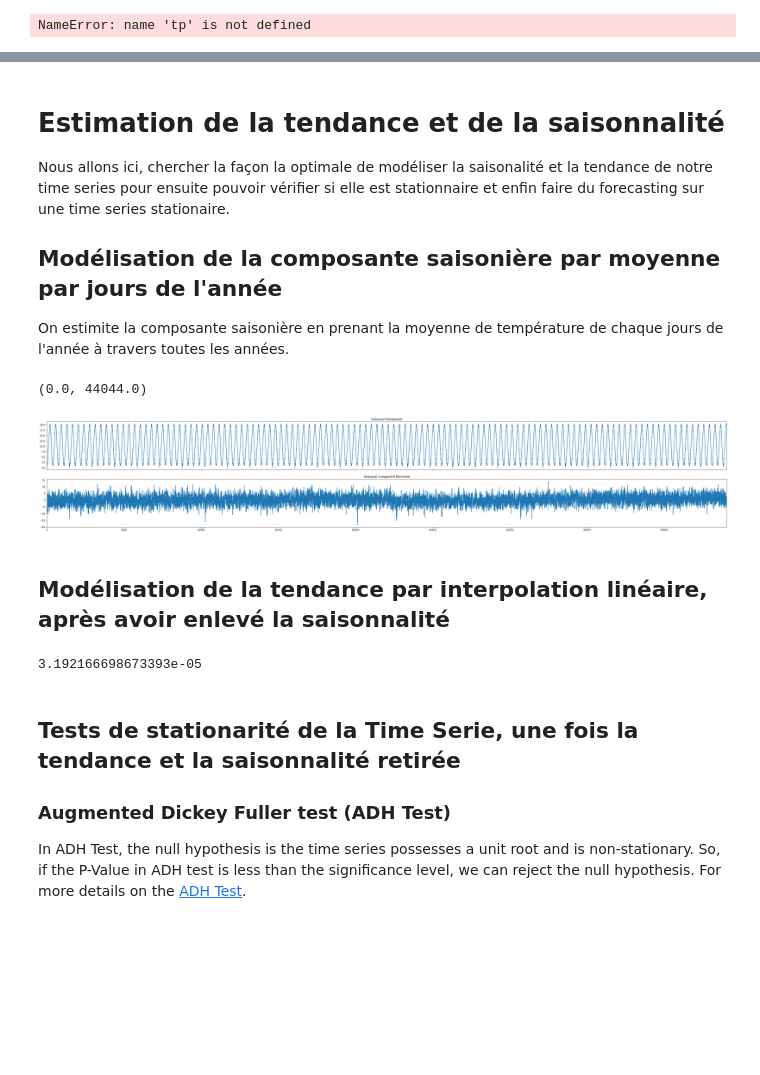
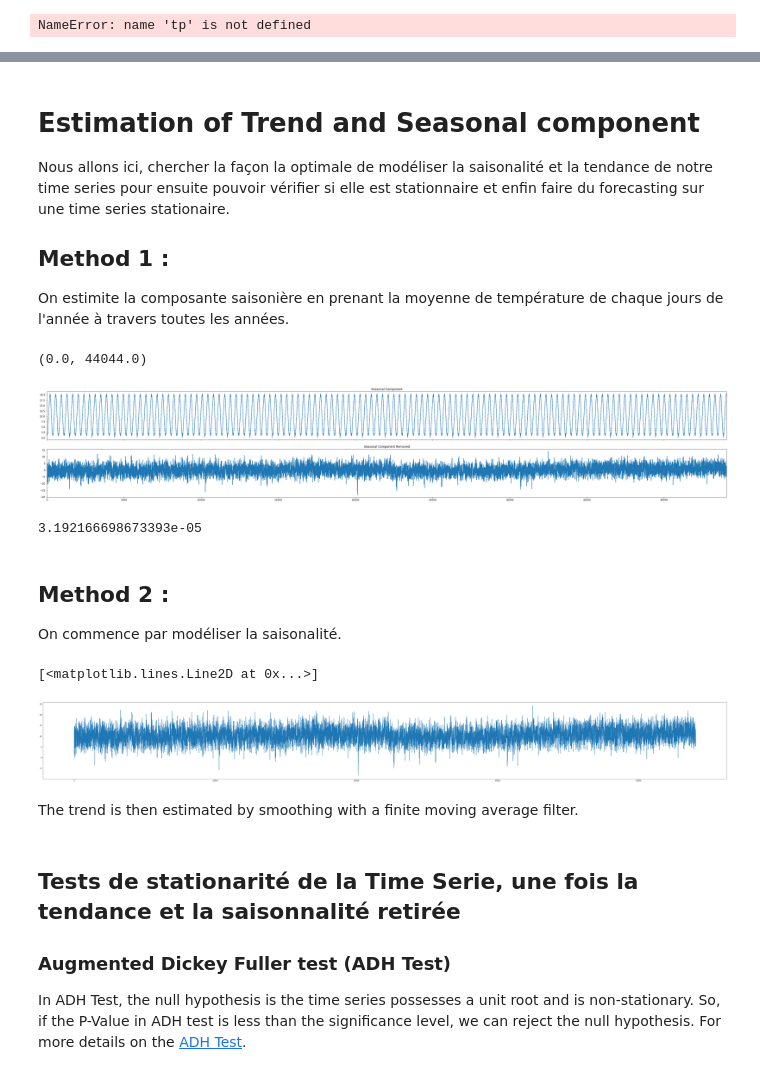
Before and after one commit to LucaNyckees/SCV_project1, a Jupyter notebook: notebooks/TimeSerie.ipynb, the cells around one changed output, grey strips where cells are left out. Drawn from its saved outputs; the diff is of its cells as text; code cells hidden in the pictures; blank space fills up the shorter version.

Commit message:
Begining of new modelisation for trend and seasonality

```diff
--- a/notebooks/TimeSerie.ipynb
+++ b/notebooks/TimeSerie.ipynb
@@ -175,8 +175,8 @@ KeyboardInterrupt:
 # %% [markdown]
-# Estimation de la tendance et de la saisonnalité
+# Estimation of Trend and Seasonal component
 Nous allons ici, chercher la façon la optimale de modéliser la saisonalité et la tendance de notre time series pour ensuite pouvoir vérifier si elle est stationnaire et enfin faire du forecasting sur une time series stationaire.
 
-## Modélisation de la composante saisonière par moyenne par jours de l'année
+## Method 1 :
 On estimite la composante saisonière en prenant la moyenne de température de chaque jours de l'année à travers toutes les années.
 # %%
 average_seasonal_component = [df[df.Day_of_year == j+1].TG.mean() for j in range(0,366)]
@@ -194,5 +194,3 @@ plt.xlim(0,np.shape(df.Season_TG)[0])
 # %% [output]
 (0.0, 44044.0)
 [figure]
-# %% [markdown]
-## Modélisation de la tendance par interpolation linéaire, après avoir enlevé la saisonnalité
@@ -219,3 +208,31 @@ print(a)
 #plt.plot(df.Seasonless_TG, linewidth = 1)
 # %% [output]
 3.192166698673393e-05
+# %% [markdown]
+## Method 2 :
+On commence par modéliser la saisonalité.
+# %%
+def convolution_avg(X,i,l = 3):
+    avg = X[max(i-l,0):min(i+l+1,np.shape(X)[0])].mean()
+    return avg
+
+
+L = int(364/2)
+average_trend = pd.DataFrame(df[["TG","Day_of_year"]])
+average_trend.TG = [convolution_avg(df.TG-df.Season_TG,i,l=L) for i in range(np.shape(df.TG)[0])]
+plt.plot(average_trend.TG)
+# %%
+day = np.array(df.Day_of_year)
+
+average_trend["dev"] = df.TG-average_trend.TG
+avg_dev = np.array([average_trend[average_trend.Day_of_year == j+1].dev.mean() for j in range(0,366)])
+df['Season_TG'] = [(avg_dev[d-1]-avg_dev.mean()) for d in day]
+df["Seasonless_TG"] = df.TG-df.Season_TG
+# %%
+plt.figure(figsize = (70,8))
+plt.plot(df.TG-df.Season_TG)
+# %% [output]
+[<matplotlib.lines.Line2D at 0x...>]
+[figure, added]
+# %% [markdown]
+The trend is then estimated by smoothing with a finite moving average filter.
```
Also changed, not shown: parts of 6 cells of this notebook.
